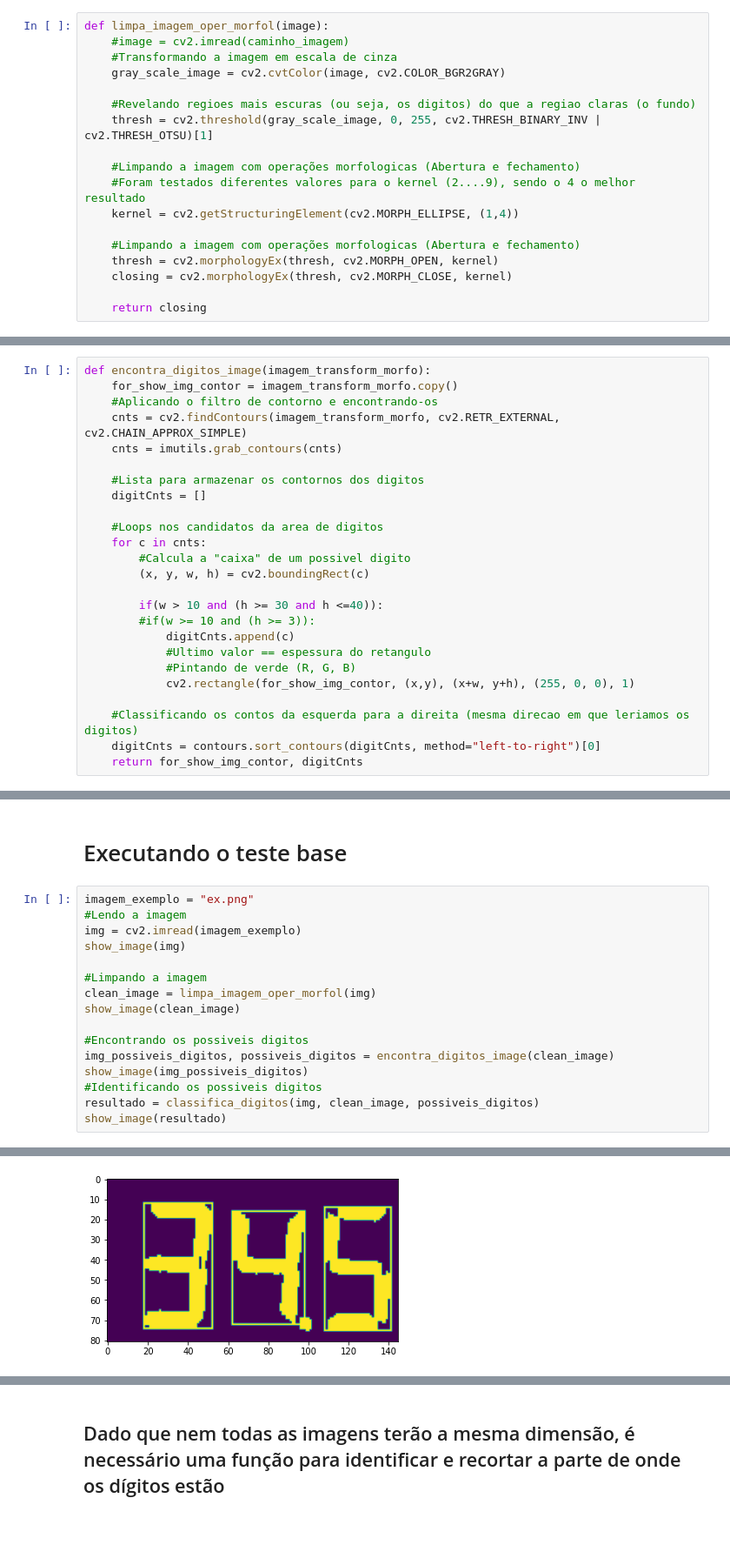
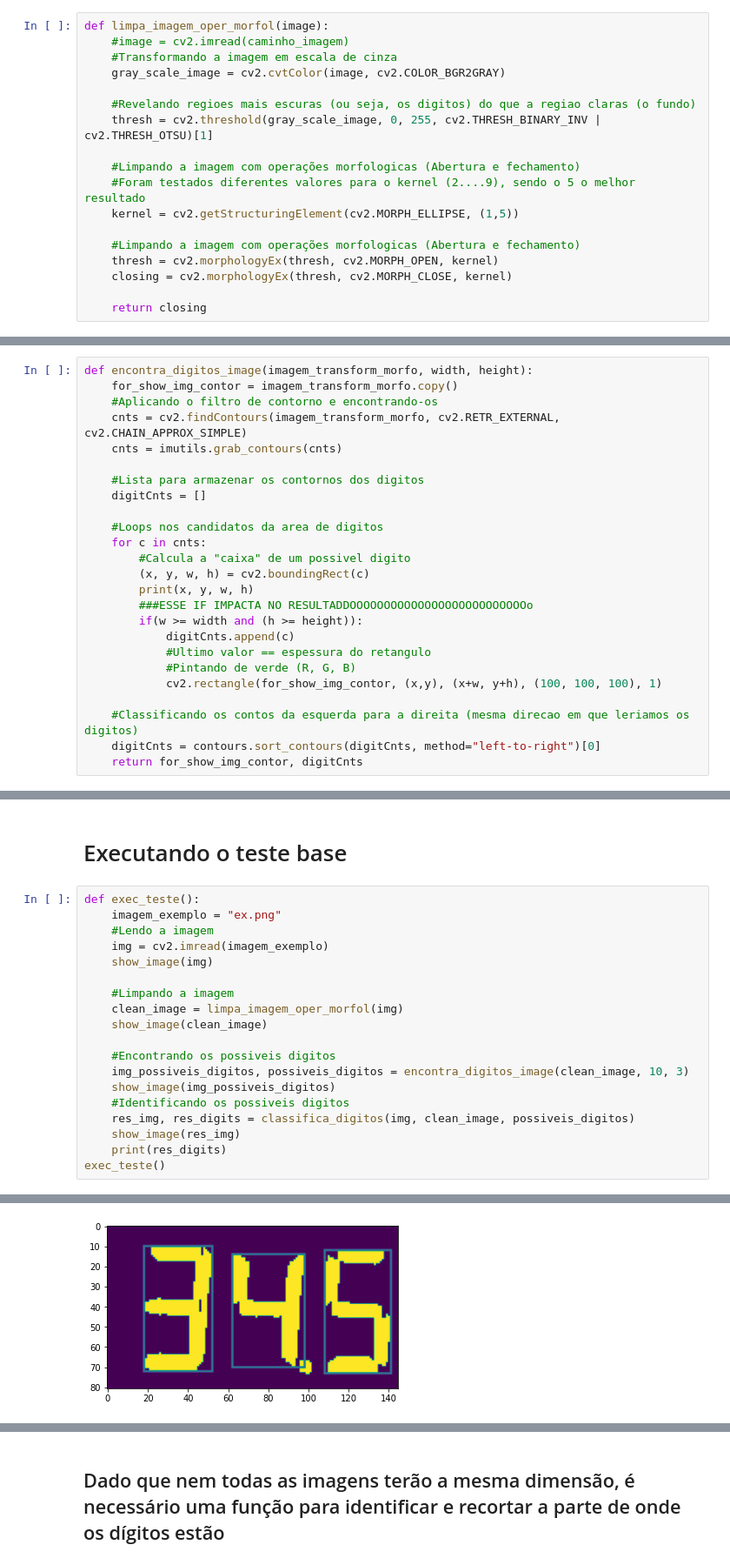
Before and after one commit to GodKelvin/PDI_Deteccao_Digitos_Imgs, a Jupyter notebook: pdi_tarefa2.ipynb, the cells around one changed output, grey strips where cells are left out. Shown: that part at 87% size. Cells and saved outputs as stored; diff of their text form; blank space fills up the shorter version.

```diff
--- a/pdi_tarefa2.ipynb
+++ b/pdi_tarefa2.ipynb
@@ -30,8 +30,8 @@ def limpa_imagem_oper_morfol(image):
     thresh = cv2.threshold(gray_scale_image, 0, 255, cv2.THRESH_BINARY_INV | cv2.THRESH_OTSU)[1]
 
     #Limpando a imagem com operações morfologicas (Abertura e fechamento)
-    #Foram testados diferentes valores para o kernel (2....9), sendo o 4 o melhor resultado
-    kernel = cv2.getStructuringElement(cv2.MORPH_ELLIPSE, (1,4))
+    #Foram testados diferentes valores para o kernel (2....9), sendo o 5 o melhor resultado
+    kernel = cv2.getStructuringElement(cv2.MORPH_ELLIPSE, (1,5))
 
     #Limpando a imagem com operações morfologicas (Abertura e fechamento)
     thresh = cv2.morphologyEx(thresh, cv2.MORPH_OPEN, kernel)
@@ -46,7 +46,7 @@ def limpa_imagem_oper_morfol(image):
 # %% [markdown]
 ### Retorna uma imagem com os contornos dos possiveis dígitos e uma lista dos contornos dos dígitos
 # %%
-def encontra_digitos_image(imagem_transform_morfo):
+def encontra_digitos_image(imagem_transform_morfo, width, height):
     for_show_img_contor = imagem_transform_morfo.copy()
     #Aplicando o filtro de contorno e encontrando-os
     cnts = cv2.findContours(imagem_transform_morfo, cv2.RETR_EXTERNAL, cv2.CHAIN_APPROX_SIMPLE)
@@ -59,13 +59,13 @@ def encontra_digitos_image(imagem_transform_morfo):
     for c in cnts:
         #Calcula a "caixa" de um possivel digito
         (x, y, w, h) = cv2.boundingRect(c)
-
-        if(w > 10 and (h >= 30 and h <=40)):
-        #if(w >= 10 and (h >= 3)):
+        print(x, y, w, h)
+        ###ESSE IF IMPACTA NO RESULTADDOOOOOOOOOOOOOOOOOOOOOOOOOOo
+        if(w >= width and (h >= height)):
             digitCnts.append(c)
             #Ultimo valor == espessura do retangulo
             #Pintando de verde (R, G, B)
-            cv2.rectangle(for_show_img_contor, (x,y), (x+w, y+h), (255, 0, 0), 1)
+            cv2.rectangle(for_show_img_contor, (x,y), (x+w, y+h), (100, 100, 100), 1)
 
     #Classificando os contos da esquerda para a direita (mesma direcao em que leriamos os digitos)
     digitCnts = contours.sort_contours(digitCnts, method="left-to-right")[0]
@@ -148,19 +148,22 @@ def classifica_digitos(image, imagem_limpa, lista_digitos):
 # %% [markdown]
 # Executando o teste base
 # %%
-imagem_exemplo = "ex.png"
-#Lendo a imagem
-img = cv2.imread(imagem_exemplo)
-show_image(img)
+def exec_teste():
+    imagem_exemplo = "ex.png"
+    #Lendo a imagem
+    img = cv2.imread(imagem_exemplo)
+    show_image(img)
 
-#Limpando a imagem
-clean_image = limpa_imagem_oper_morfol(img)
-show_image(clean_image)
+    #Limpando a imagem
+    clean_image = limpa_imagem_oper_morfol(img)
+    show_image(clean_image)
 
-#Encontrando os possiveis digitos
-img_possiveis_digitos, possiveis_digitos = encontra_digitos_image(clean_image)
-show_image(img_possiveis_digitos)
-#Identificando os possiveis digitos
-resultado = classifica_digitos(img, clean_image, possiveis_digitos)
-show_image(resultado)
+    #Encontrando os possiveis digitos
+    img_possiveis_digitos, possiveis_digitos = encontra_digitos_image(clean_image, 10, 3)
+    show_image(img_possiveis_digitos)
+    #Identificando os possiveis digitos
+    res_img, res_digits = classifica_digitos(img, clean_image, possiveis_digitos)
+    show_image(res_img)
+    print(res_digits)
+exec_teste()
 # %% [output]
@@ -169 +177 @@ show_image(resultado)
-[figure, old version]
+[figure, new version]
```
Also changed, not shown: parts of 3 cells of this notebook, 5 other files.
